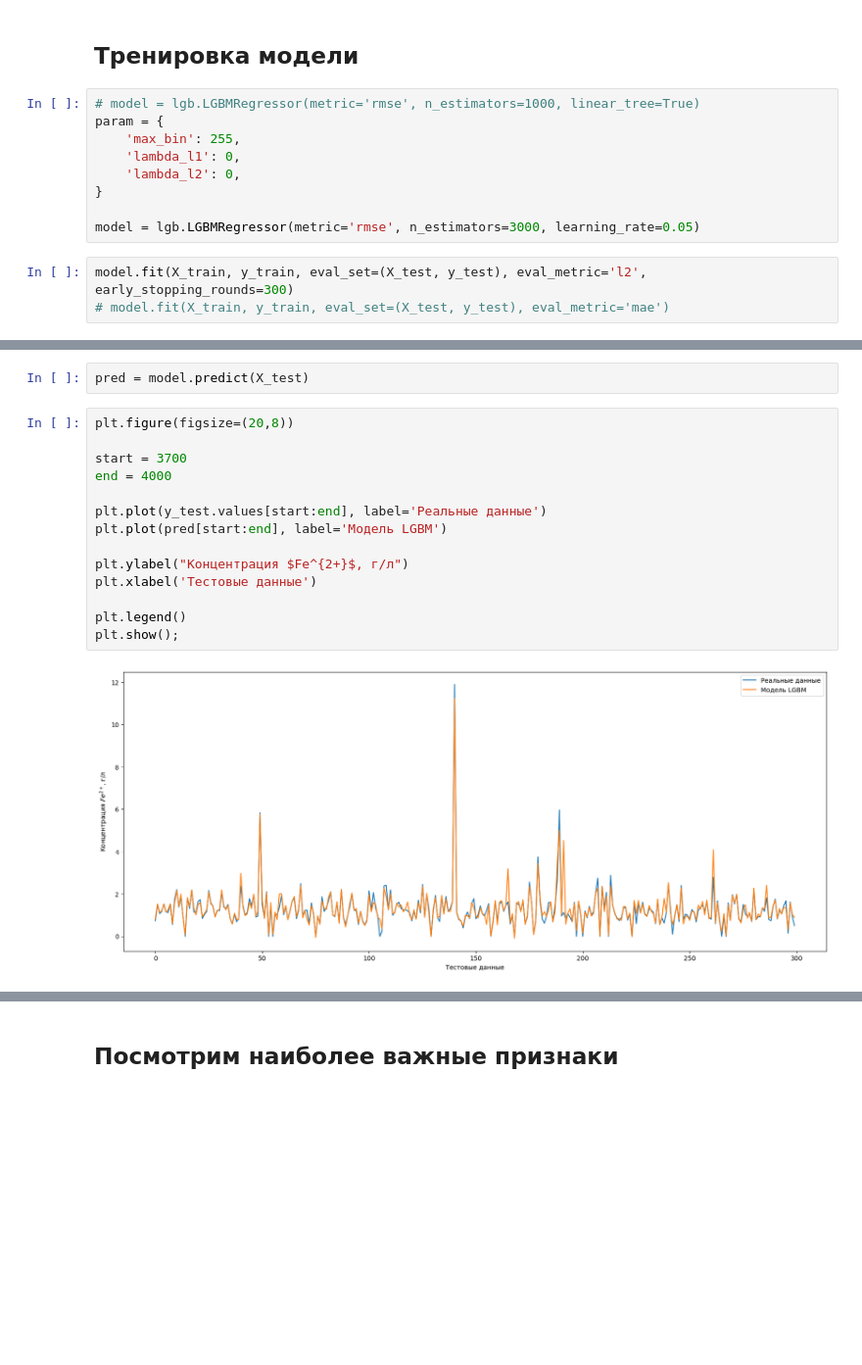
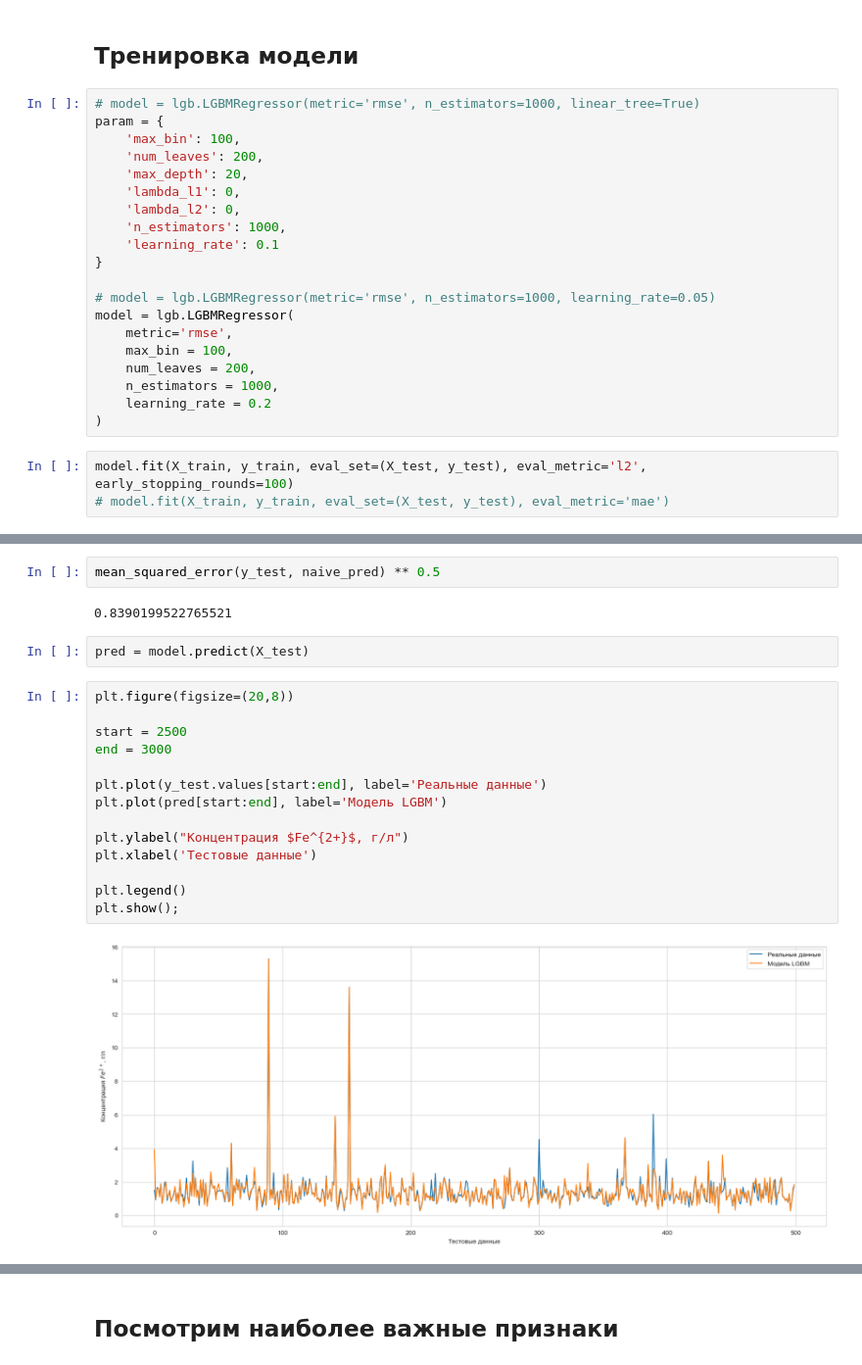
Before and after one commit to ss52/project_pox_pokr, a Jupyter notebook: notebooks/Model_lgbm.ipynb, the cells around one changed output, grey strips where cells are left out. Shown at 98% size. Saved outputs shown, nothing was run; the diff lists cells and outputs as text; blank space fills up the shorter version.

Commit message:
Small changes to models, add model save and feature importance.

```diff
--- a/notebooks/Model_lgbm.ipynb
+++ b/notebooks/Model_lgbm.ipynb
@@ -74,13 +78,24 @@ X_train.shape
 # %%
 # model = lgb.LGBMRegressor(metric='rmse', n_estimators=1000, linear_tree=True)
 param = {
-    'max_bin': 255,
+    'max_bin': 100,
+    'num_leaves': 200,
+    'max_depth': 20,
     'lambda_l1': 0,
     'lambda_l2': 0,
+    'n_estimators': 1000,
+    'learning_rate': 0.1
 }
 
-model = lgb.LGBMRegressor(metric='rmse', n_estimators=3000, learning_rate=0.05)
+# model = lgb.LGBMRegressor(metric='rmse', n_estimators=1000, learning_rate=0.05)
+model = lgb.LGBMRegressor(
+    metric='rmse',
+    max_bin = 100,
+    num_leaves = 200,
+    n_estimators = 1000,
+    learning_rate = 0.2
+)
 # %%
-model.fit(X_train, y_train, eval_set=(X_test, y_test), eval_metric='l2', early_stopping_rounds=300)
+model.fit(X_train, y_train, eval_set=(X_test, y_test), eval_metric='l2', early_stopping_rounds=100)
 # model.fit(X_train, y_train, eval_set=(X_test, y_test), eval_metric='mae')
 # %% [output]
@@ -133,18 +137,22 @@ R2: 0.7322
+# %%
+mean_squared_error(y_test, naive_pred) ** 0.5
+# %% [output]
+0.8390199522765521
 # %%
 pred = model.predict(X_test)
 # %%
 plt.figure(figsize=(20,8))
 
-start = 3700
-end = 4000
+start = 2500
+end = 3000
 
 plt.plot(y_test.values[start:end], label='Реальные данные')
 plt.plot(pred[start:end], label='Модель LGBM')
 
 plt.ylabel("Концентрация $Fe^{2+}$, г/л")
 plt.xlabel('Тестовые данные')
 
 plt.legend()
 plt.show();
 # %% [output]
-[figure, old version]
+[figure, new version]
```
Also changed, not shown: parts of 19 cells of this notebook, 2 other files.
